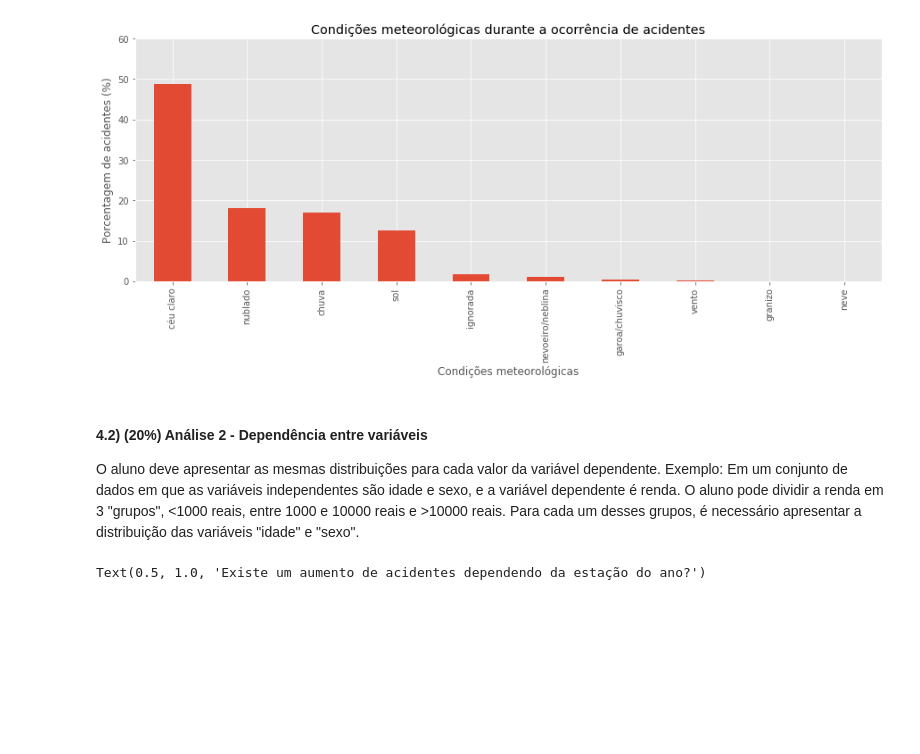
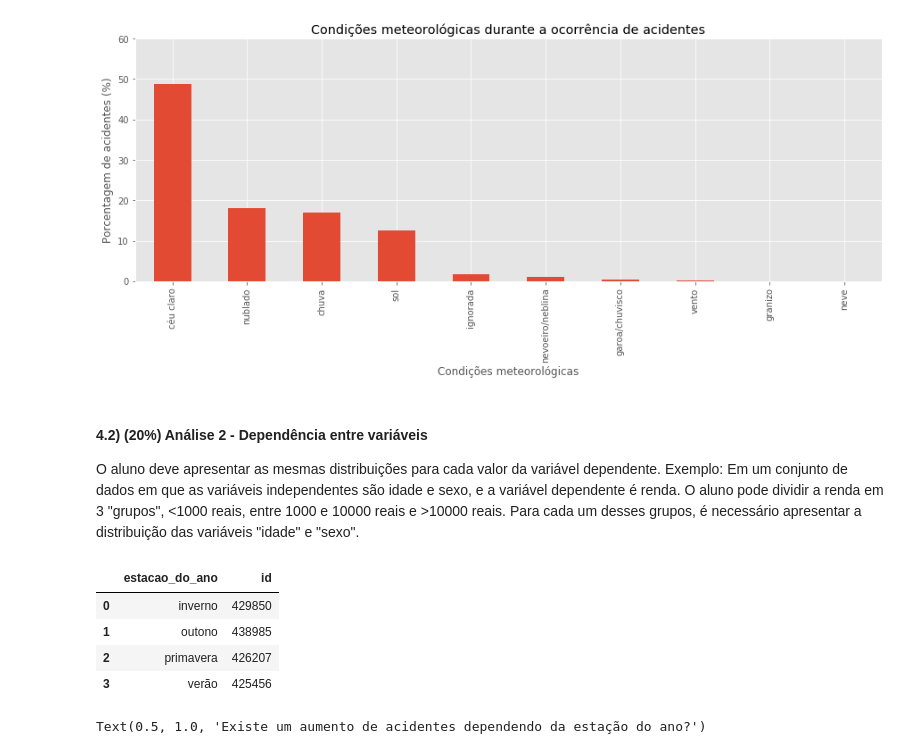
Before and after one commit to LilianeAquino/aed_projeto_1, a Jupyter notebook: template.ipynb, the cells around one changed output. Drawn from its saved outputs; the diff is of its cells as text; code cells hidden in the pictures; blank space fills up the shorter version.

```diff
--- a/template.ipynb
+++ b/template.ipynb
@@ -390,6 +391,14 @@ def estacao_ano(data):
     return estacao
 
 df_2007_2018['estacao_do_ano'] = df_2007_2018['data'].apply(estacao_ano)
+# %%
+df_2007_2018.groupby(['estacao_do_ano'])['id'].count().to_frame().reset_index()
+# %% [output]
+|  | estacao_do_ano | id |
+| 0 | inverno | 429850 |
+| 1 | outono | 438985 |
+| 2 | primavera | 426207 |
+| 3 | verão | 425456 |
 # %%
 round((df_2007_2018.groupby(['estacao_do_ano'])['id'].count() * 100) / len(df_2007_2018), 2).sort_values(ascending=False).plot.bar()
 
```
Also changed, not shown: parts of 4 cells of this notebook.
